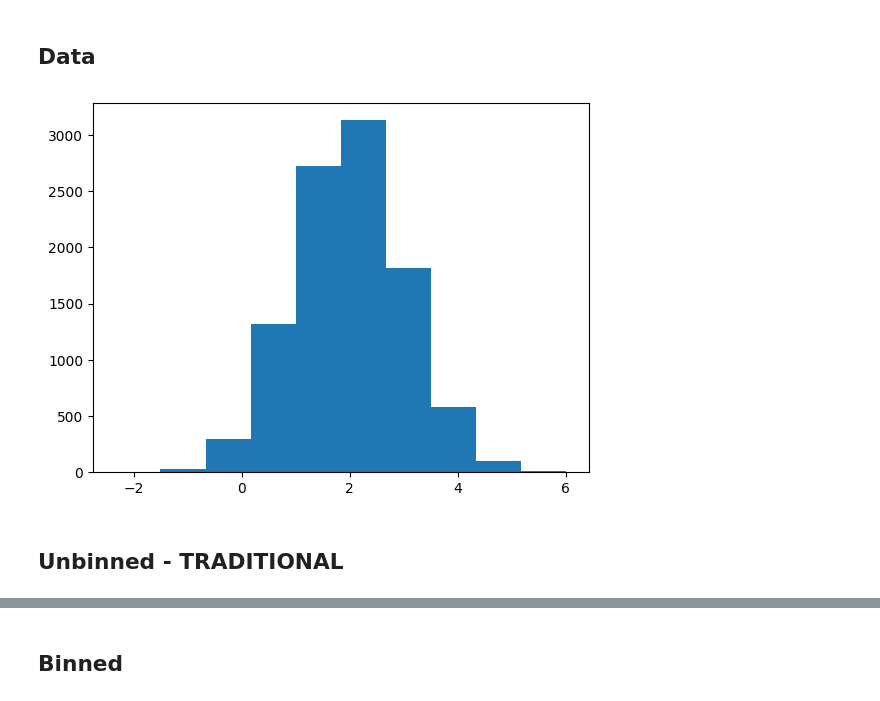
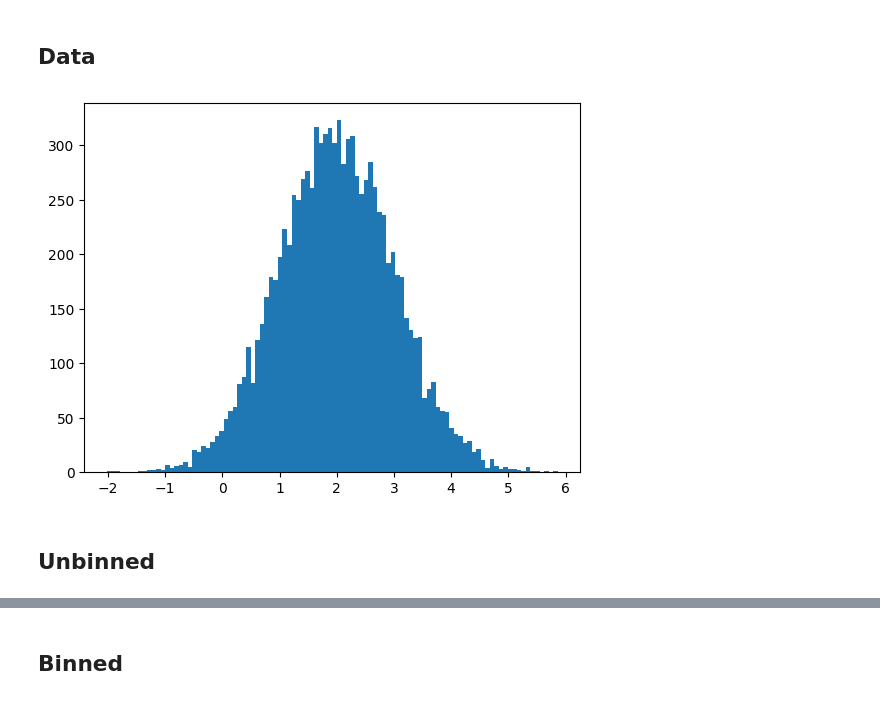
Before and after one commit to Yehan-Edirisinghe/Labo_cal, a Jupyter notebook: lecture_12/es2.ipynb, the cells around one changed output, grey strips where cells are left out. Saved outputs shown, nothing was run; the diff lists cells and outputs as text; code cells hidden in the pictures.

```diff
--- a/lecture_12/es2.ipynb
+++ b/lecture_12/es2.ipynb
@@ -16,9 +16,9 @@ files.write_file('dati2.txt',data.sample)
 <h2>Data
 # %%
 data = files.read_file('dati2.txt')
-plt.hist(data)
+plt.hist(data,bins=100)
 plt.show()
 # %% [output]
-[figure, old version]
+[figure, new version]
 # %% [markdown]
-<h2>Unbinned - TRADITIONAL
+<h2>Unbinned
```
Also changed, not shown: parts of 12 cells of this notebook, 3 other files.
